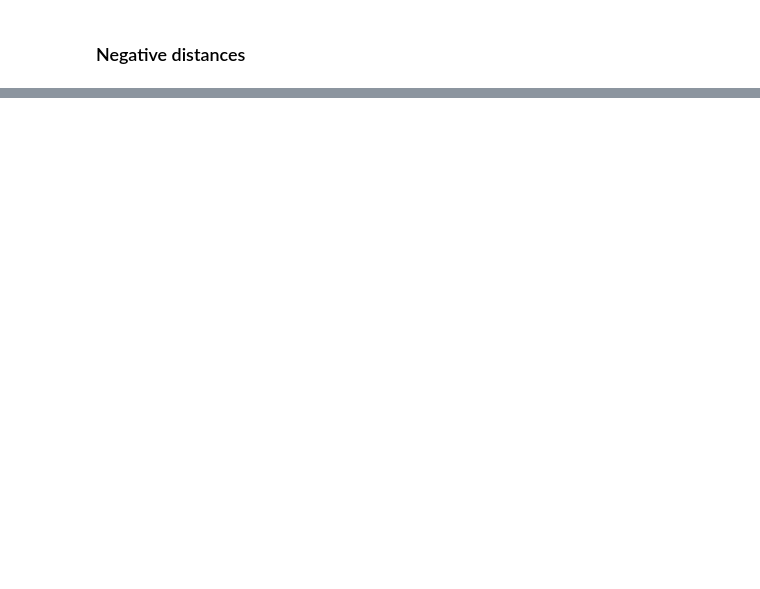
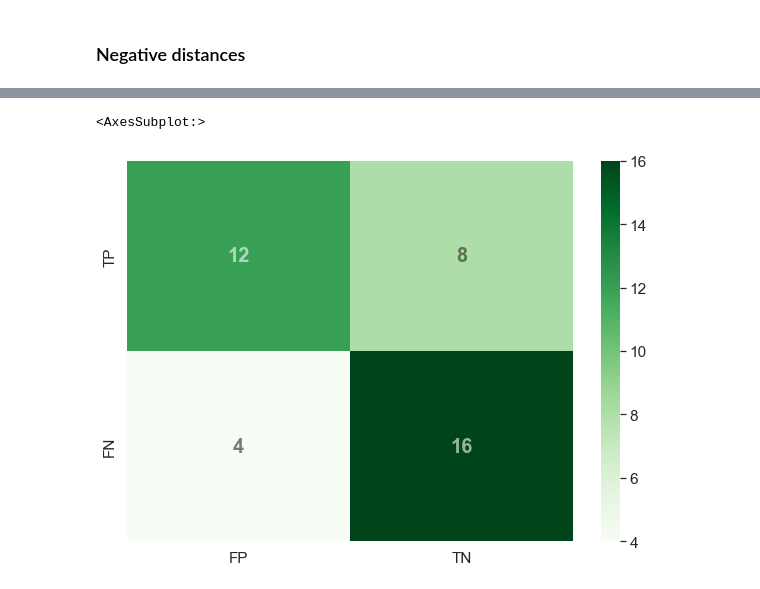
Before and after one commit to hrifanov/ml_project, a Jupyter notebook: Sprint_4/model/model_from_tensor_slices_our_photos.ipynb, the cells around one changed output, grey strips where cells are left out. Drawn from its saved outputs; the diff is of its cells as text; code cells hidden in the pictures; blank space fills up the shorter version.

```diff
--- a/Sprint_4/model/model_from_tensor_slices_our_photos.ipynb
+++ b/Sprint_4/model/model_from_tensor_slices_our_photos.ipynb
@@ -405,3 +442,12 @@ confusion_matrix(Y_test_label, y_pred, labels = [1,0])
+# %%
+c_matrix = confusion_matrix(Y_test_label, y_pred, labels = [1,0])
+c_matrix_df = pd.DataFrame(c_matrix, index=["TP", "FN"], columns=["FP", "TN"])
+plt.figure(figsize=(10,7))
+sn.heatmap(c_matrix_df, cmap="Greens", annot=True,
+          annot_kws={'fontsize': 20, 'fontweight': 'bold', 'alpha': 0.6})
+# %% [output]
+<AxesSubplot:>
+[figure, added]
 # %%
 def display_images(left, right, predictions, title, n):
     fig, axarr = plt.subplots(2,10, figsize=(17,3))
```
Also changed, not shown: parts of 22 cells of this notebook.
